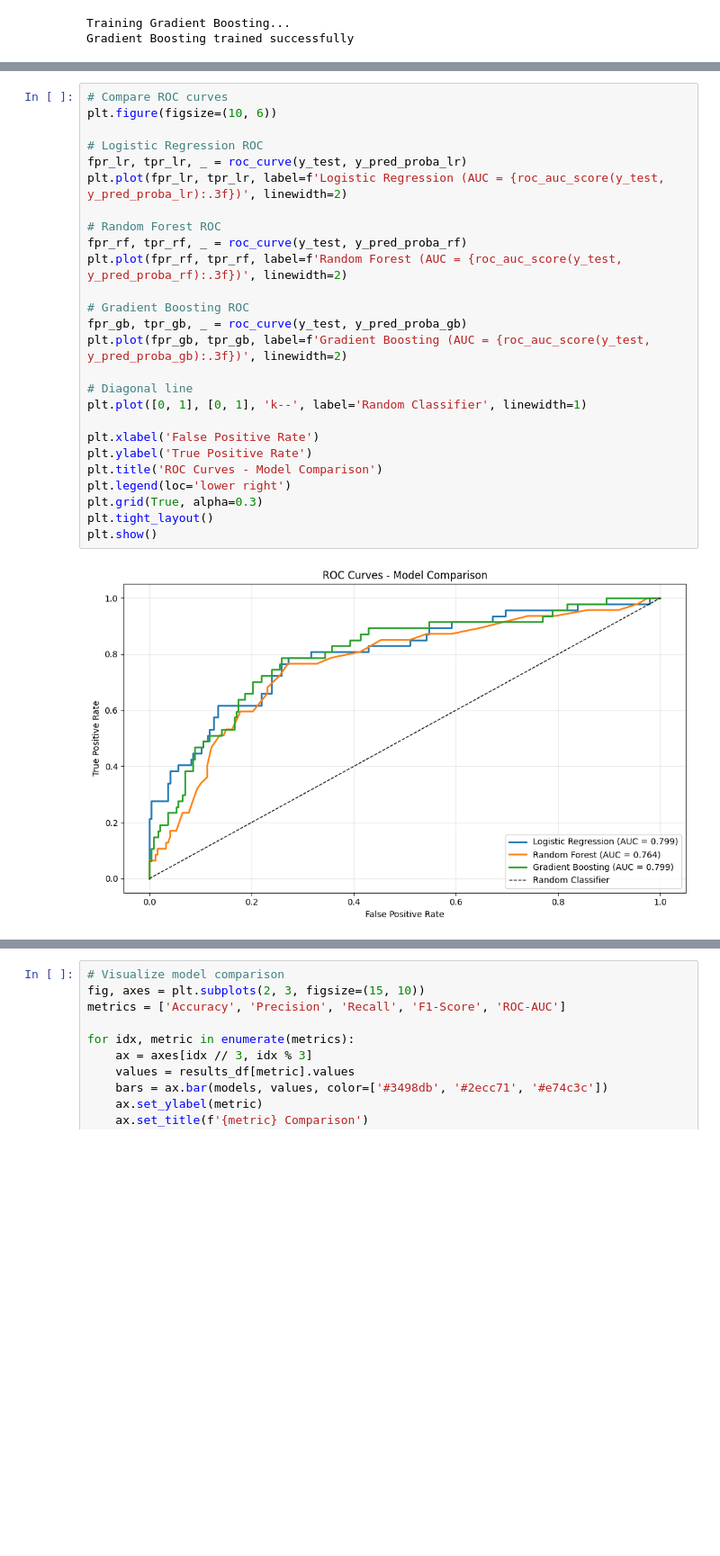
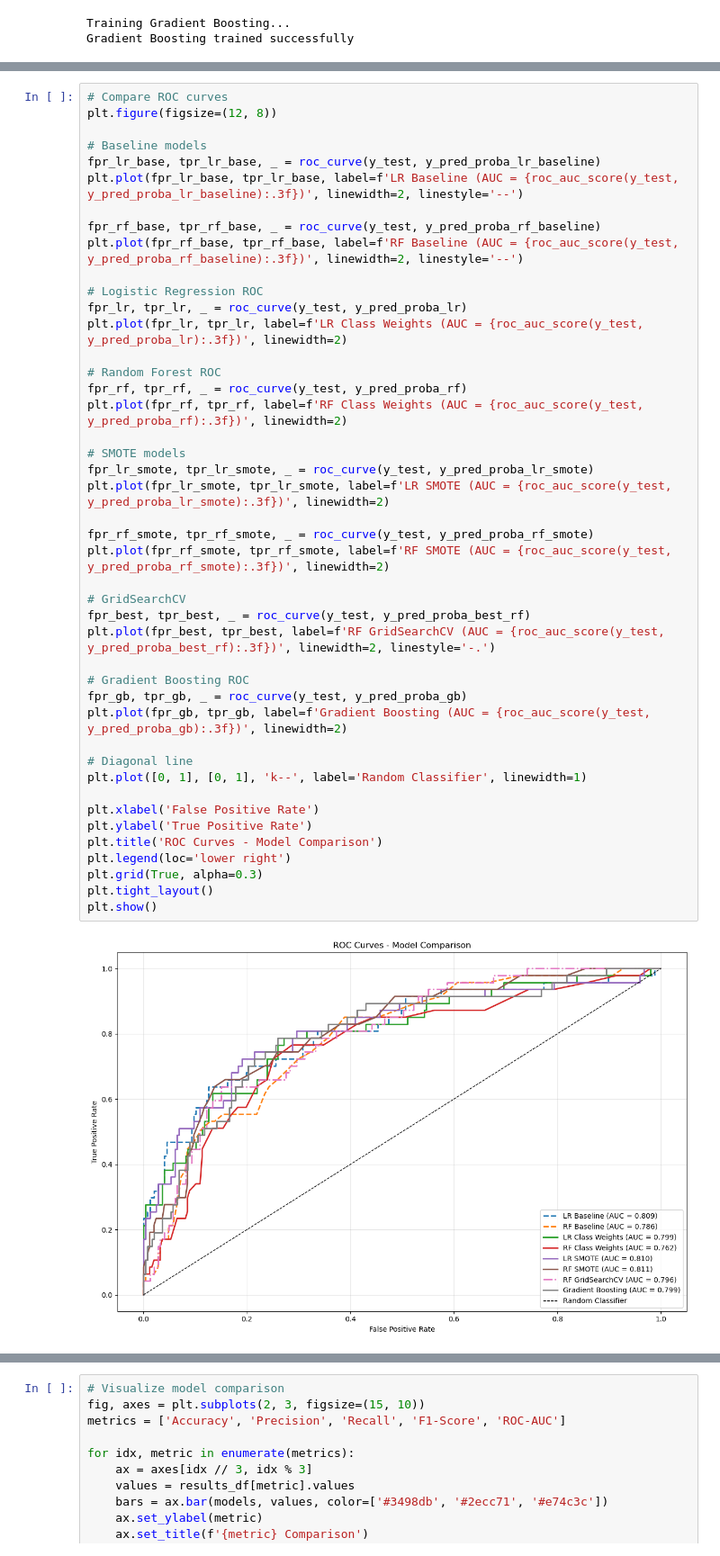
Before and after one commit to mwpersson/mini-project-2, a Jupyter notebook: notebooks/02_modeling.ipynb, the cells around one changed output, grey strips where cells are left out. Shown at 90% size. Drawn from its saved outputs; the diff is of its cells as text; blank space fills up the shorter version.

Commit message:
Update EDA and modeling for attrition dataset

```diff
--- a/notebooks/02_modeling.ipynb
+++ b/notebooks/02_modeling.ipynb
@@ -282,29 +527,47 @@ ROC-AUC Score: 0.7987
 # %%
 # Compare ROC curves
-plt.figure(figsize=(10, 6))
+plt.figure(figsize=(12, 8))
+
+# Baseline models
+fpr_lr_base, tpr_lr_base, _ = roc_curve(y_test, y_pred_proba_lr_baseline)
+plt.plot(fpr_lr_base, tpr_lr_base, label=f'LR Baseline (AUC = {roc_auc_score(y_test, y_pred_proba_lr_baseline):.3f})', linewidth=2, linestyle='--')
+
+fpr_rf_base, tpr_rf_base, _ = roc_curve(y_test, y_pred_proba_rf_baseline)
+plt.plot(fpr_rf_base, tpr_rf_base, label=f'RF Baseline (AUC = {roc_auc_score(y_test, y_pred_proba_rf_baseline):.3f})', linewidth=2, linestyle='--')
 
 # Logistic Regression ROC
 fpr_lr, tpr_lr, _ = roc_curve(y_test, y_pred_proba_lr)
-plt.plot(fpr_lr, tpr_lr, label=f'Logistic Regression (AUC = {roc_auc_score(y_test, y_pred_proba_lr):.3f})', linewidth=2)
+plt.plot(fpr_lr, tpr_lr, label=f'LR Class Weights (AUC = {roc_auc_score(y_test, y_pred_proba_lr):.3f})', linewidth=2)
 
 # Random Forest ROC
 fpr_rf, tpr_rf, _ = roc_curve(y_test, y_pred_proba_rf)
-plt.plot(fpr_rf, tpr_rf, label=f'Random Forest (AUC = {roc_auc_score(y_test, y_pred_proba_rf):.3f})', linewidth=2)
+plt.plot(fpr_rf, tpr_rf, label=f'RF Class Weights (AUC = {roc_auc_score(y_test, y_pred_proba_rf):.3f})', linewidth=2)
+
+# SMOTE models
+fpr_lr_smote, tpr_lr_smote, _ = roc_curve(y_test, y_pred_proba_lr_smote)
+plt.plot(fpr_lr_smote, tpr_lr_smote, label=f'LR SMOTE (AUC = {roc_auc_score(y_test, y_pred_proba_lr_smote):.3f})', linewidth=2)
+
+fpr_rf_smote, tpr_rf_smote, _ = roc_curve(y_test, y_pred_proba_rf_smote)
+plt.plot(fpr_rf_smote, tpr_rf_smote, label=f'RF SMOTE (AUC = {roc_auc_score(y_test, y_pred_proba_rf_smote):.3f})', linewidth=2)
+
+# GridSearchCV
+fpr_best, tpr_best, _ = roc_curve(y_test, y_pred_proba_best_rf)
+plt.plot(fpr_best, tpr_best, label=f'RF GridSearchCV (AUC = {roc_auc_score(y_test, y_pred_proba_best_rf):.3f})', linewidth=2, linestyle='-.')
 
 # Gradient Boosting ROC
 fpr_gb, tpr_gb, _ = roc_curve(y_test, y_pred_proba_gb)
 plt.plot(fpr_gb, tpr_gb, label=f'Gradient Boosting (AUC = {roc_auc_score(y_test, y_pred_proba_gb):.3f})', linewidth=2)
 
 # Diagonal line
 plt.plot([0, 1], [0, 1], 'k--', label='Random Classifier', linewidth=1)
 
 plt.xlabel('False Positive Rate')
 plt.ylabel('True Positive Rate')
 plt.title('ROC Curves - Model Comparison')
 plt.legend(loc='lower right')
 plt.grid(True, alpha=0.3)
 plt.tight_layout()
 plt.show()
 # %% [output]
-[figure, old version]
+[figure, new version]
 # %%
```
Also changed, not shown: parts of 12 cells of this notebook, 1 other file.
